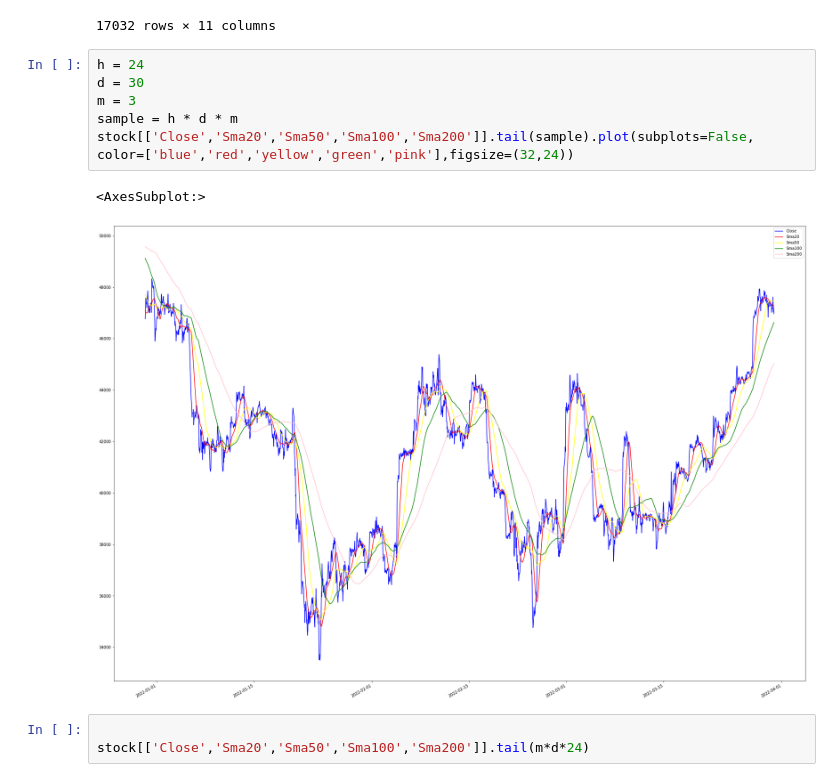
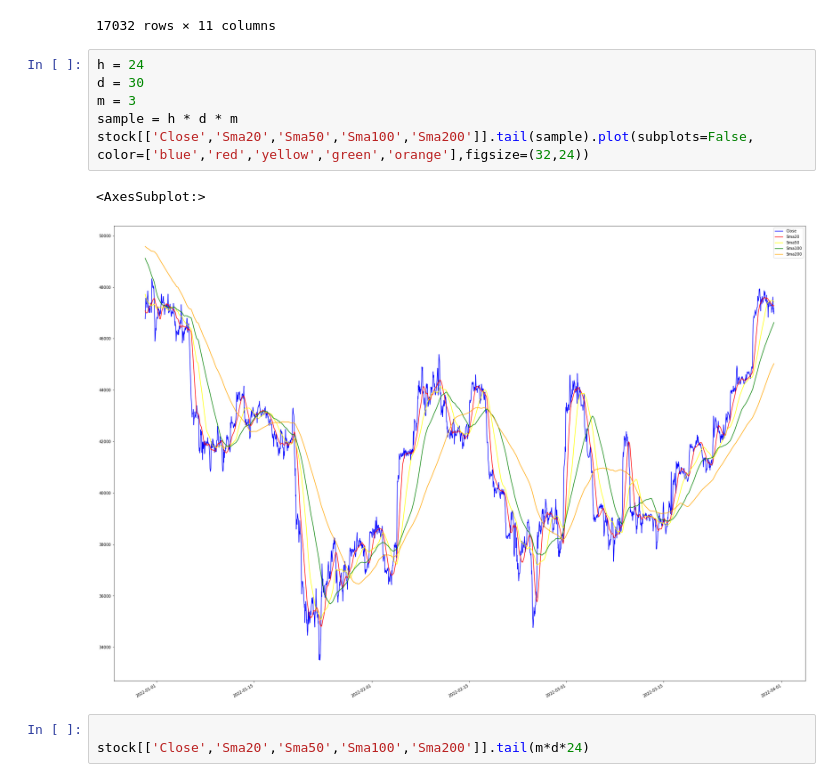
Before and after one commit to MarcoPluchino/2021_FinanceJupyterTutorial, a Jupyter notebook: rbt/notebook/wc_20220329_prova.ipynb, the cells around one changed output. Cells and saved outputs as stored; diff of their text form.

```diff
--- a/rbt/notebook/wc_20220329_prova.ipynb
+++ b/rbt/notebook/wc_20220329_prova.ipynb
@@ -56,12 +56,12 @@ stock
 # %%
 h = 24
 d = 30
 m = 3
 sample = h * d * m
-stock[['Close','Sma20','Sma50','Sma100','Sma200']].tail(sample).plot(subplots=False, color=['blue','red','yellow','green','pink'],figsize=(32,24))
+stock[['Close','Sma20','Sma50','Sma100','Sma200']].tail(sample).plot(subplots=False, color=['blue','red','yellow','green','orange'],figsize=(32,24))
 # %% [output]
 <AxesSubplot:>
-[figure, old version]
+[figure, new version]
 # %%
 
 stock[['Close','Sma20','Sma50','Sma100','Sma200']].tail(m*d*24)
```
